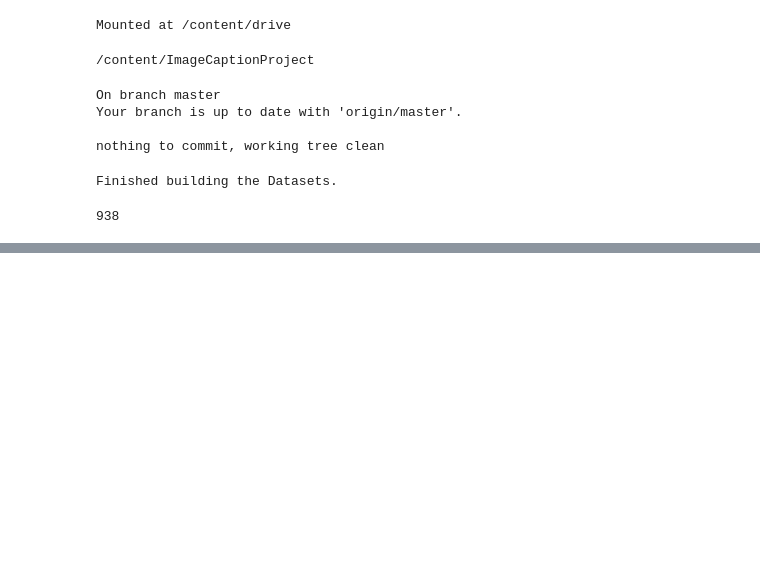
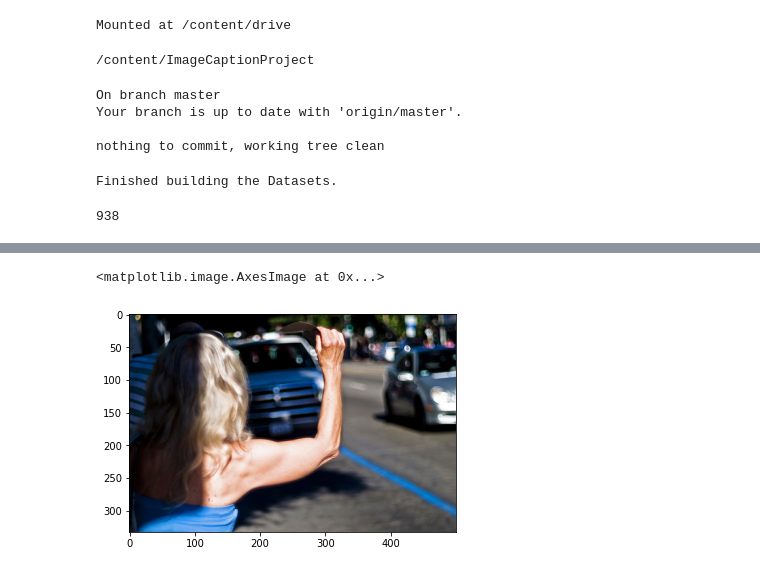
Before and after one commit to Hannibal96/ImageCaptionProject, a Jupyter notebook: Demo.ipynb, the cells around one changed output, grey strips where cells are left out. Drawn from its saved outputs; the diff is of its cells as text; code cells hidden in the pictures; blank space fills up the shorter version.

```diff
--- a/Demo.ipynb
+++ b/Demo.ipynb
@@ -213,0 +267,5 @@ average loss = 2.692328441371796
+# %%
+plt.imshow(im)
+# %% [output]
+<matplotlib.image.AxesImage at 0x...>
+[figure, added]
```
Also changed, not shown: parts of 12 cells of this notebook.
